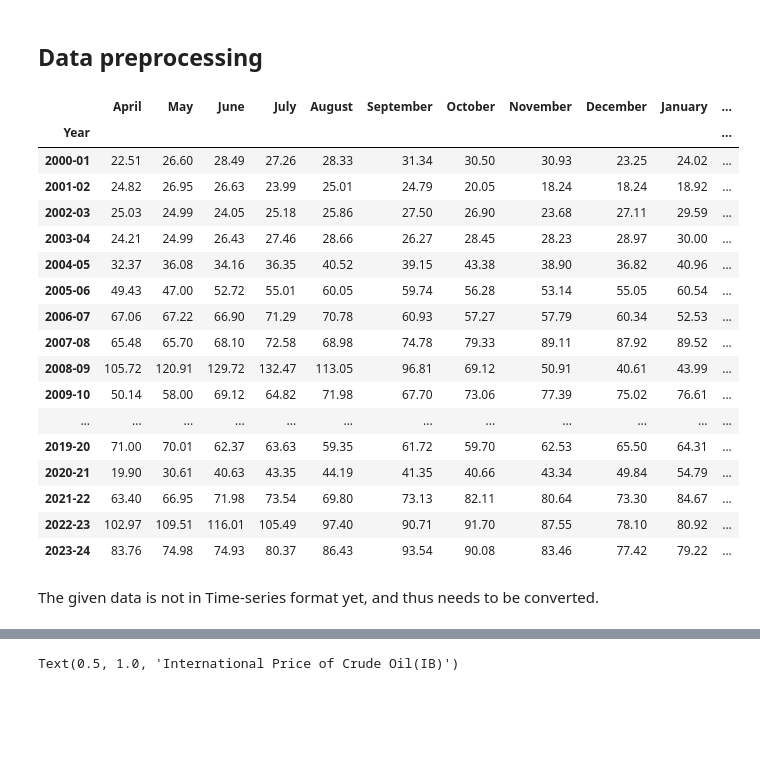
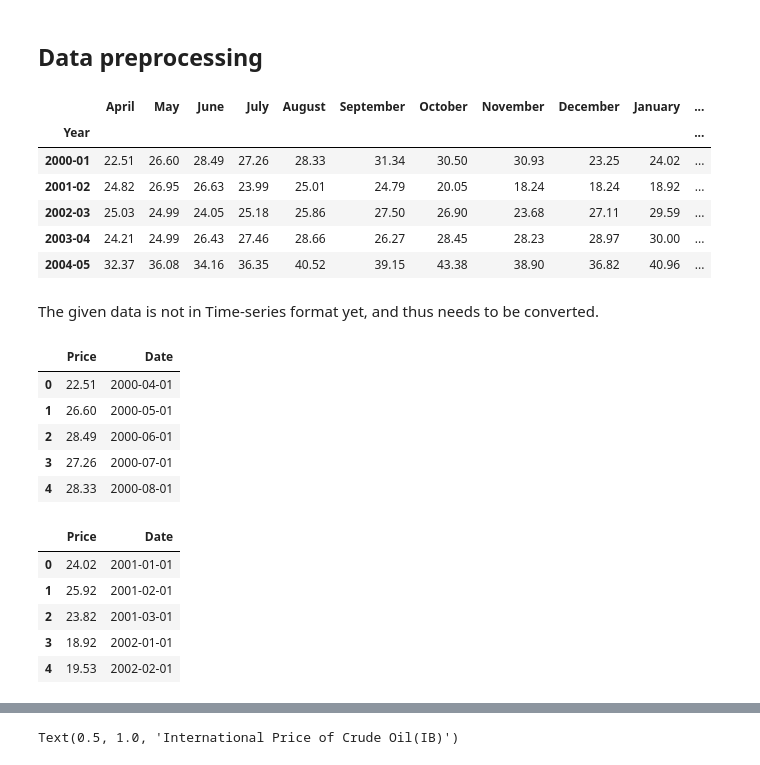
Before and after one commit to kashisharora22/Crude_Oil_Forecast-TSA, a Jupyter notebook: TSA.ipynb, the cells around one changed output, grey strips where cells are left out. Cells and saved outputs as stored; diff of their text form; code cells hidden in the pictures; blank space fills up the shorter version.

```diff
--- a/TSA.ipynb
+++ b/TSA.ipynb
@@ -31,31 +28,20 @@ import warnings
 # %% [markdown]
 ## Data preprocessing
 # %%
-df=pd.read_csv("1711946786_crude-h.csv")
+df=pd.read_csv(r"C:\Users\kashi\Downloads\git_tsa\Crude_Oil_Forecast-TSA\Price_data.csv")
 df.drop(columns=["Unnamed: 15","Average","Ratio *"],inplace=True) #dropping unnecessary columns
 df=df.dropna()#dropping NaN values
 df.set_index(["Year"],inplace=True)
 # %%
-df
+df.head()
 # %% [output]
 |  | April | May | June | July | August | September | October | November | December | January | ... |
 | Year |  |  |  |  |  |  |  |  |  |  | ... |
 | 2000-01 | 22.51 | 26.60 | 28.49 | 27.26 | 28.33 | 31.34 | 30.50 | 30.93 | 23.25 | 24.02 | ... |
 | 2001-02 | 24.82 | 26.95 | 26.63 | 23.99 | 25.01 | 24.79 | 20.05 | 18.24 | 18.24 | 18.92 | ... |
 | 2002-03 | 25.03 | 24.99 | 24.05 | 25.18 | 25.86 | 27.50 | 26.90 | 23.68 | 27.11 | 29.59 | ... |
 | 2003-04 | 24.21 | 24.99 | 26.43 | 27.46 | 28.66 | 26.27 | 28.45 | 28.23 | 28.97 | 30.00 | ... |
 | 2004-05 | 32.37 | 36.08 | 34.16 | 36.35 | 40.52 | 39.15 | 43.38 | 38.90 | 36.82 | 40.96 | ... |
-| 2005-06 | 49.43 | 47.00 | 52.72 | 55.01 | 60.05 | 59.74 | 56.28 | 53.14 | 55.05 | 60.54 | ... |
-| 2006-07 | 67.06 | 67.22 | 66.90 | 71.29 | 70.78 | 60.93 | 57.27 | 57.79 | 60.34 | 52.53 | ... |
-| 2007-08 | 65.48 | 65.70 | 68.10 | 72.58 | 68.98 | 74.78 | 79.33 | 89.11 | 87.92 | 89.52 | ... |
-| 2008-09 | 105.72 | 120.91 | 129.72 | 132.47 | 113.05 | 96.81 | 69.12 | 50.91 | 40.61 | 43.99 | ... |
-| 2009-10 | 50.14 | 58.00 | 69.12 | 64.82 | 71.98 | 67.70 | 73.06 | 77.39 | 75.02 | 76.61 | ... |
-| ... | ... | ... | ... | ... | ... | ... | ... | ... | ... | ... | ... |
-| 2019-20 | 71.00 | 70.01 | 62.37 | 63.63 | 59.35 | 61.72 | 59.70 | 62.53 | 65.50 | 64.31 | ... |
-| 2020-21 | 19.90 | 30.61 | 40.63 | 43.35 | 44.19 | 41.35 | 40.66 | 43.34 | 49.84 | 54.79 | ... |
-| 2021-22 | 63.40 | 66.95 | 71.98 | 73.54 | 69.80 | 73.13 | 82.11 | 80.64 | 73.30 | 84.67 | ... |
-| 2022-23 | 102.97 | 109.51 | 116.01 | 105.49 | 97.40 | 90.71 | 91.70 | 87.55 | 78.10 | 80.92 | ... |
-| 2023-24 | 83.76 | 74.98 | 74.93 | 80.37 | 86.43 | 93.54 | 90.08 | 83.46 | 77.42 | 79.22 | ... |
 # %% [markdown]
 The given data is not in Time-series format yet, and thus needs to be converted.
 # %%
@@ -65,6 +51,13 @@ df1.columns=['Year','Month','Price']
 df1['Date']=pd.to_datetime(df1['Year'].str.slice(0,4)+'-'+df1['Month'],format='%Y-%B')
 df1.drop(columns=['Year','Month'],inplace=True)
 df1.head()
+# %% [output]
+|  | Price | Date |
+| 0 | 22.51 | 2000-04-01 |
+| 1 | 26.60 | 2000-05-01 |
+| 2 | 28.49 | 2000-06-01 |
+| 3 | 27.26 | 2000-07-01 |
+| 4 | 28.33 | 2000-08-01 |
 # %%
 df2=df.iloc[:,9:]
 df2= df2.stack().reset_index()
@@ -72,6 +65,13 @@ df2.columns=['Year','Month','Price']
 df2['Date']=pd.to_datetime('20'+df2['Year'].str.slice(-2)+'-'+df2['Month'],format='%Y-%B')
 df2.drop(columns=['Year','Month'],inplace=True)
 df2.head()
+# %% [output]
+|  | Price | Date |
+| 0 | 24.02 | 2001-01-01 |
+| 1 | 25.92 | 2001-02-01 |
+| 2 | 23.82 | 2001-03-01 |
+| 3 | 18.92 | 2002-01-01 |
+| 4 | 19.53 | 2002-02-01 |
 # %%
 df_new=pd.concat([df1,df2])
 df_new.tail(5)
```
Also changed, not shown: parts of 16 cells of this notebook.
